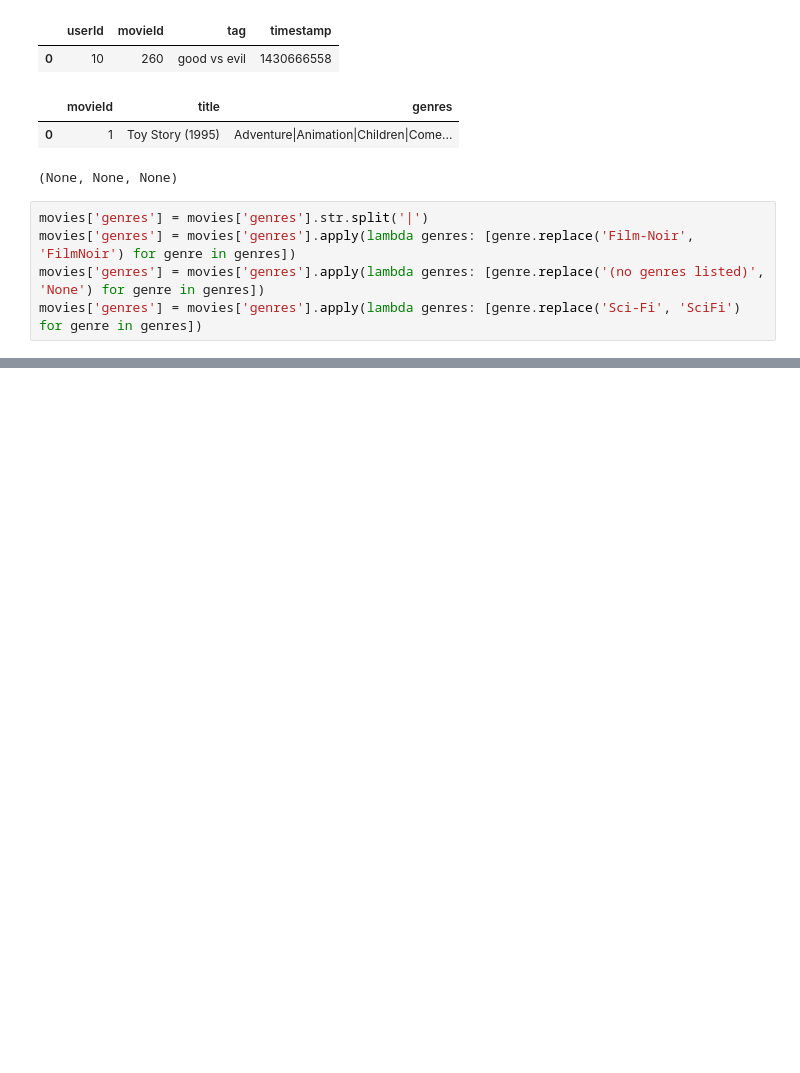
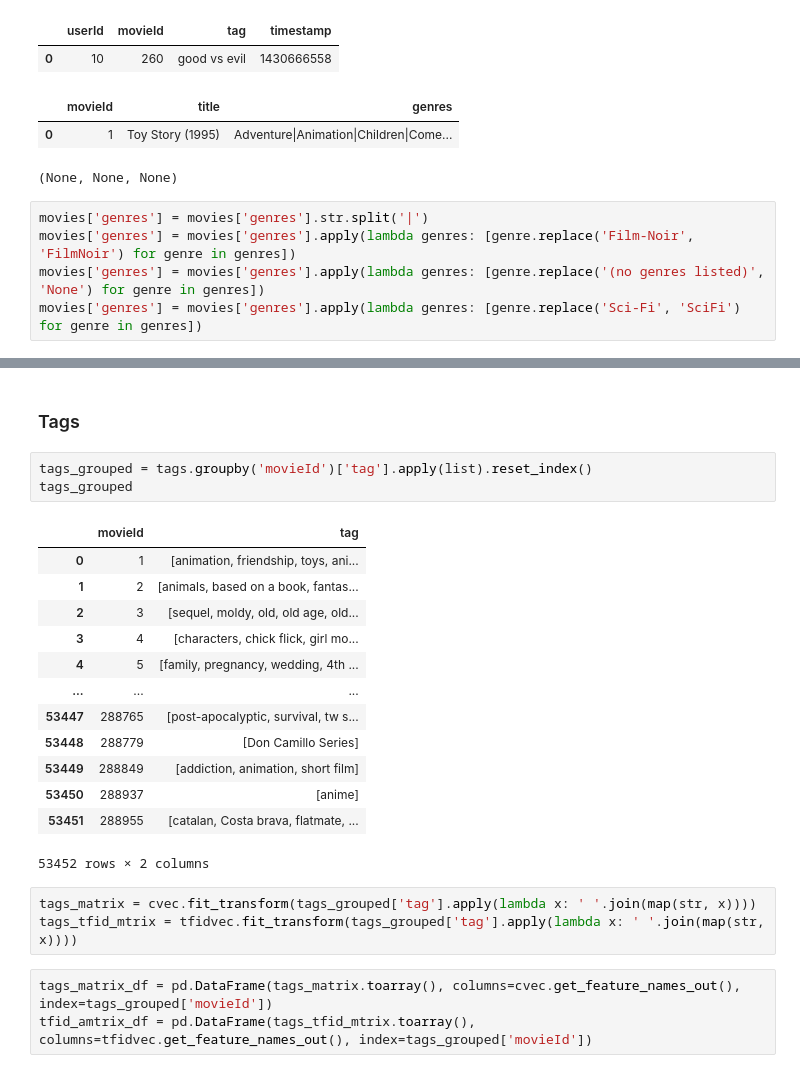
Before and after one commit to nabil0n/MachineLearning-Isak-Andersson, a Jupyter notebook: Labb/labb2/recommender.ipynb, the cells around one changed output, grey strips where cells are left out. Drawn from its saved outputs; the diff is of its cells as text; blank space fills up the shorter version.

```diff
--- a/Labb/labb2/eda.ipynb
+++ b/Labb/labb2/recommender.ipynb
@@ -112,0 +118,25 @@ cosine_sim_df
+# %% [markdown]
+### Tags
+# %%
+tags_grouped = tags.groupby('movieId')['tag'].apply(list).reset_index()
+tags_grouped
+# %% [output]
+|  | movieId | tag |
+| 0 | 1 | [animation, friendship, toys, ani... |
+| 1 | 2 | [animals, based on a book, fantas... |
+| 2 | 3 | [sequel, moldy, old, old age, old... |
+| 3 | 4 | [characters, chick flick, girl mo... |
+| 4 | 5 | [family, pregnancy, wedding, 4th ... |
+| ... | ... | ... |
+| 53447 | 288765 | [post-apocalyptic, survival, tw s... |
+| 53448 | 288779 | [Don Camillo Series] |
+| 53449 | 288849 | [addiction, animation, short film] |
+| 53450 | 288937 | [anime] |
+| 53451 | 288955 | [catalan, Costa brava, flatmate, ... |
+53452 rows × 2 columns
+# %%
+tags_matrix = cvec.fit_transform(tags_grouped['tag'].apply(lambda x: ' '.join(map(str, x))))
+tags_tfid_mtrix = tfidvec.fit_transform(tags_grouped['tag'].apply(lambda x: ' '.join(map(str, x))))
+# %%
+tags_matrix_df = pd.DataFrame(tags_matrix.toarray(), columns=cvec.get_feature_names_out(), index=tags_grouped['movieId'])
+tfid_amtrix_df = pd.DataFrame(tags_tfid_mtrix.toarray(), columns=tfidvec.get_feature_names_out(), index=tags_grouped['movieId'])
```
Also changed, not shown: parts of 20 cells of this notebook, 1 other file.
